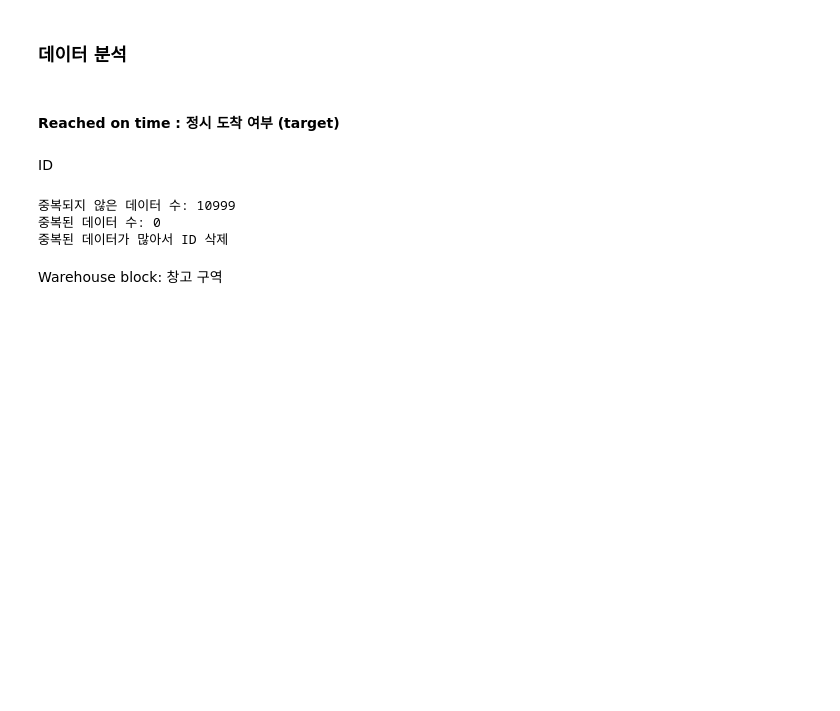
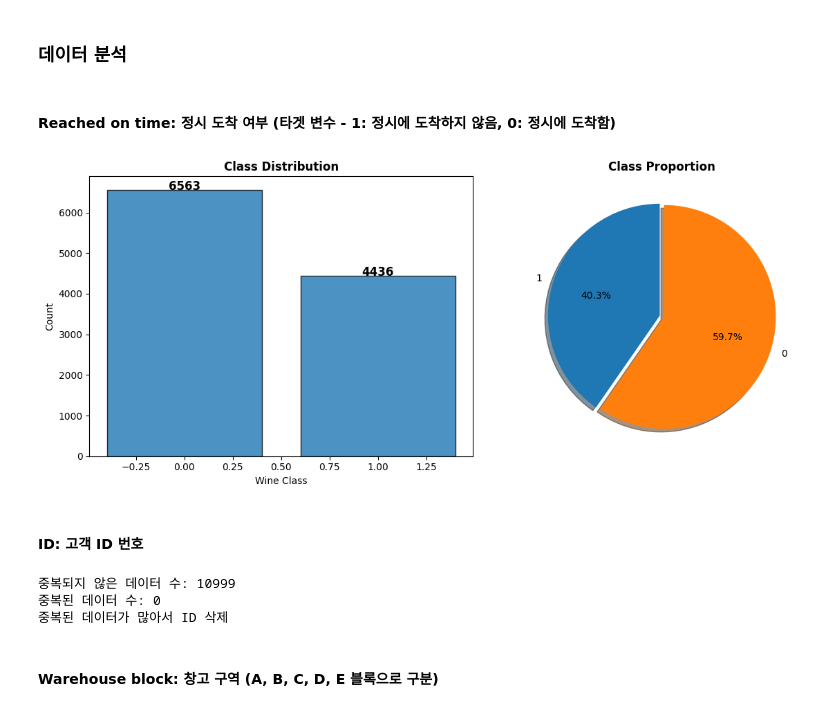
Before and after one commit to dfre1233-sddweq/Ecom_Shipping, a Jupyter notebook: 데이터분석 찬영.ipynb, the cells around one changed output. Drawn from its saved outputs; the diff is of its cells as text; code cells hidden in the pictures; blank space fills up the shorter version.

```diff
--- a/데이터분석 찬영.ipynb
+++ b/데이터분석 찬영.ipynb
@@ -103,4 +104,4 @@ df.head()
 # %% [markdown]
 ### 데이터 분석
 # %% [markdown]
-#### Reached on time : 정시 도착 여부 (target)
+#### **Reached on time**: 정시 도착 여부 (타겟 변수 - 1: 정시에 도착하지 않음, 0: 정시에 도착함)
@@ -110,13 +108,29 @@ df.head()
 # %%
-fig, axes = plt.subplots(1, 2, figsize=(14, 5))
+class_counts = df['target'].value_counts().sort_index()
 
-axes[0].hist(df['target'], bins=50, edgecolor='black', alpha=0.7)
-axes[1].pie(df['target'])
+# 시각화
+fig, axes = plt.subplots(1, 2, figsize=(12, 5))
+
+# 막대 그래프
+bars = axes[0].bar(df['target'].unique(), class_counts.values, edgecolor='black', alpha=0.8)
+axes[0].set_xlabel('Wine Class')
+axes[0].set_ylabel('Count')
+axes[0].set_title('Class Distribution', fontweight='bold')
+for bar, count in zip(bars, class_counts.values):
+    axes[0].text(bar.get_x() + bar.get_width()/2, bar.get_height() + 1,
+                 str(count), ha='center', fontsize=12, fontweight='bold')
+
+# 파이 차트
+axes[1].pie(class_counts.values, labels=df['target'].unique(), autopct='%1.1f%%',
+        explode=(0.02, 0.02), shadow=True, startangle=90)
+axes[1].set_title('Class Proportion', fontweight='bold')
 
 plt.tight_layout()
 plt.show()
+# %% [output]
+[figure, added]
 # %% [markdown]
-ID
+#### **ID**: 고객 ID 번호
 # %%
 print(f"중복되지 않은 데이터 수: {df['ID'].nunique()}")
 print("중복된 데이터 수:", df['ID'].duplicated().sum())
@@ -126,5 +140,5 @@ print("중복된 데이터가 많아서 ID 삭제")
 중복된 데이터 수: 0
 중복된 데이터가 많아서 ID 삭제
 # %% [markdown]
-Warehouse block: 창고 구역
+#### **Warehouse block**: 창고 구역 (A, B, C, D, E 블록으로 구분)
 # %%
```
Also changed, not shown: parts of 23 cells of this notebook.
